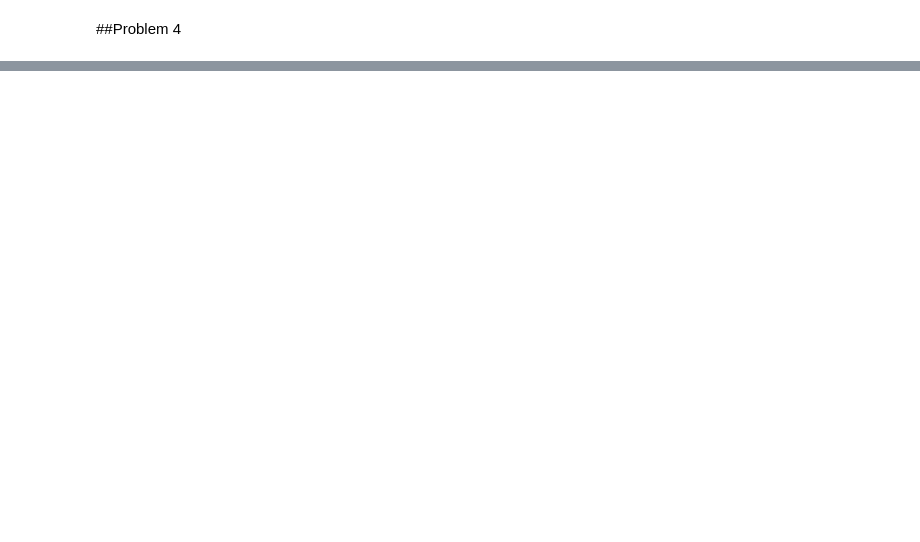
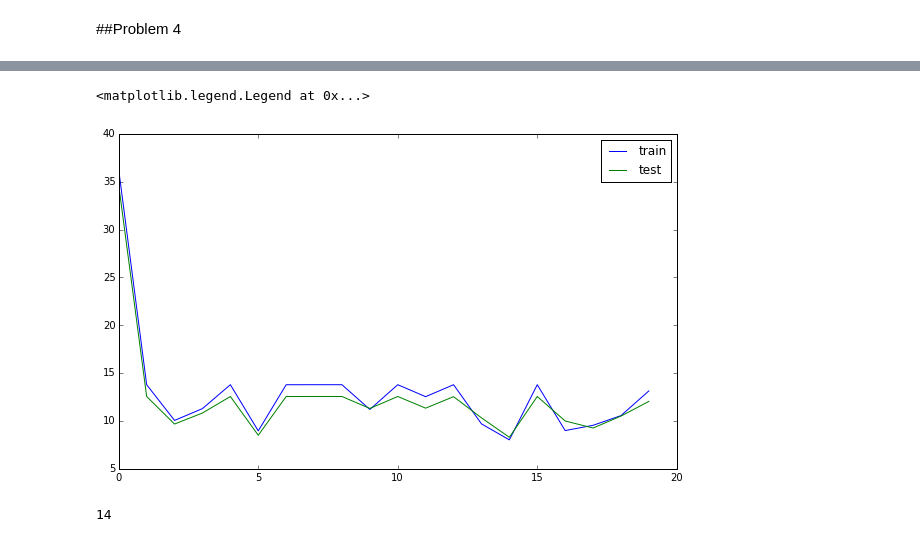
Before and after one commit to 0range/statsHw4, a Jupyter notebook: hw4.ipynb, the cells around one changed output, grey strips where cells are left out. Saved outputs shown, nothing was run; the diff lists cells and outputs as text; code cells hidden in the pictures; blank space fills up the shorter version.

```diff
--- a/hw4.ipynb
+++ b/hw4.ipynb
@@ -59,0 +81,14 @@ for p in ps:
+# %%
+plt.figure(figsize=(10,6))
+plt.plot(train_errs, label='train', c='b')
+plt.plot(test_errs, label='test', c='g')
+#plt.ylim([7,20])
+plt.legend()
+# %% [output]
+<matplotlib.legend.Legend at 0x...>
+[figure, added]
+# %%
+pstar = np.argmin(test_errs)
+print pstar
+# %% [output]
+14
```
Also changed, not shown: parts of 6 cells of this notebook.
